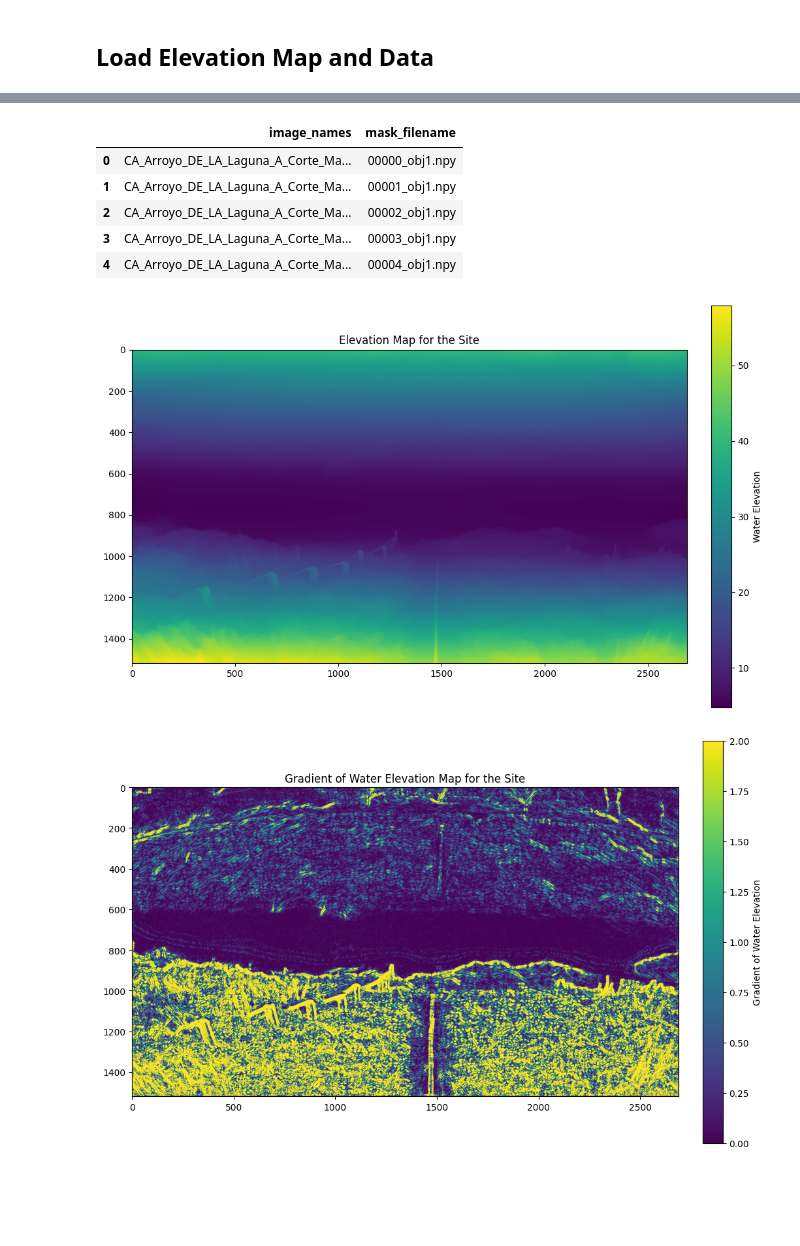
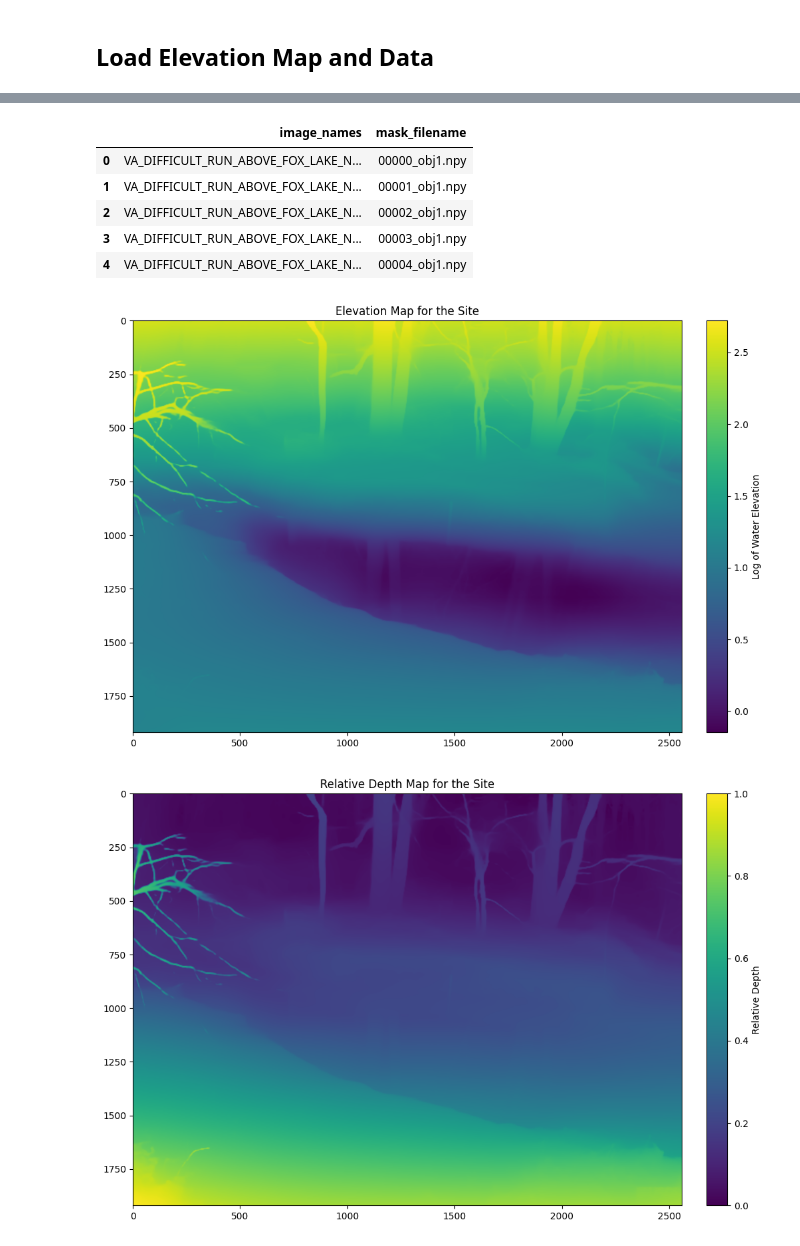
Before and after one commit to Water-Imagery-Sensing/water-level-est-v1, a Jupyter notebook: notebooks/05_map_to_prediction.ipynb, the cells around one changed output, grey strips where cells are left out. Cells and saved outputs as stored; diff of their text form; code cells hidden in the pictures; blank space fills up the shorter version.

Commit message:
Water Level Predictions for New Sites

```diff
--- a/notebooks/05_map_to_prediction.ipynb
+++ b/notebooks/05_map_to_prediction.ipynb
@@ -51,11 +51,15 @@ test_run_name = 'test_2025-03-25'
 # Select site and test dierctory. The test data will be drawn from the specified folder for the camera
 
 ##### Input ####
-site_selection = 0
+site_selection = 5
+test_run_name = 'event_2026-03-16'
+# test_run_name = 'event_2025-08-14'
 # test_run_name = 'test_2025-03-25'
 # test_run_name = 'event_2025-06-23'
-test_run_name = 'event_2026-02-15'
-
+# test_run_name = 'event_2026-02-15'
+# test_run_name = 'test_2025-12-24'
+# test_run_name = 'event_2026-03-04'
+# test_run_name = 'test_2026-04-03'
 
 ################
 
@@ -81,9 +85,9 @@ masks_dir = f'{test_dir}/masks'
 csv_path = f'{test_dir}/images_and_data.csv'
 
 # # Output directory
-# output_dir = f'{test_dir}/predicitons'
-# os.makedirs(output_dir, exist_ok=True)
+output_dir = f'{test_dir}/predicitons'
+os.makedirs(output_dir, exist_ok=True)
 
 print(f"Loading data from: {csv_path}")
-# print(f"Output will be saved to: {output_dir}")
+print(f"Output will be saved to: {output_dir}")
 # %% [output]
@@ -94,21 +99,21 @@ Loading data from: cameras/CA_Arroyo_DE_LA_Laguna_A_Corte_Madrid_nr_Pleasanton/e
 # %%
 elevation_map = np.load(evel_path)
 
-gradient_image = np.abs(cv2.Sobel(elevation_map, cv2.CV_64F, 1, 1, ksize=7))
+# gradient_image = np.abs(cv2.Sobel(elevation_map, cv2.CV_64F, 1, 1, ksize=7))
 
 rel_depth_map = np.load(depth_path)
 # Rescale relative depth map to be from 0-1 with 1 being closest
 rel_depth_map = (rel_depth_map - np.min(rel_depth_map))/(np.max(rel_depth_map)-np.min(rel_depth_map))
 
 fig, ax = plt.subplots(figsize=(12, 8))
-im = ax.imshow(elevation_map)
-plt.colorbar(im, ax=ax, fraction=0.046, pad=0.04, label='Water Elevation')
+im = ax.imshow(np.log(elevation_map))
+plt.colorbar(im, ax=ax, fraction=0.046, pad=0.04, label='Log of Water Elevation')
 plt.title("Elevation Map for the Site")
 
-fig, ax = plt.subplots(figsize=(12, 8))
-im = ax.imshow(gradient_image, vmax=2)
-plt.colorbar(im, ax=ax, fraction=0.06, pad=0.04, label='Gradient of Water Elevation')
-plt.title("Gradient of Water Elevation Map for the Site")
+# fig, ax = plt.subplots(figsize=(12, 8))
+# im = ax.imshow(gradient_image, vmax=2)
+# plt.colorbar(im, ax=ax, fraction=0.06, pad=0.04, label='Gradient of Water Elevation')
+# plt.title("Gradient of Water Elevation Map for the Site")
 
 fig, ax = plt.subplots(figsize=(12, 8))
 im = ax.imshow(rel_depth_map)
@@ -149,10 +154,10 @@ Columns: ['Unnamed: 0', 'image_times', 'image_names', 'data_times', 'site_no', '
 
 First few rows:
 |  | image_names | mask_filename |
-| 0 | CA_Arroyo_DE_LA_Laguna_A_Corte_Ma... | 00000_obj1.npy |
-| 1 | CA_Arroyo_DE_LA_Laguna_A_Corte_Ma... | 00001_obj1.npy |
-| 2 | CA_Arroyo_DE_LA_Laguna_A_Corte_Ma... | 00002_obj1.npy |
-| 3 | CA_Arroyo_DE_LA_Laguna_A_Corte_Ma... | 00003_obj1.npy |
-| 4 | CA_Arroyo_DE_LA_Laguna_A_Corte_Ma... | 00004_obj1.npy |
+| 0 | VA_DIFFICULT_RUN_ABOVE_FOX_LAKE_N... | 00000_obj1.npy |
+| 1 | VA_DIFFICULT_RUN_ABOVE_FOX_LAKE_N... | 00001_obj1.npy |
+| 2 | VA_DIFFICULT_RUN_ABOVE_FOX_LAKE_N... | 00002_obj1.npy |
+| 3 | VA_DIFFICULT_RUN_ABOVE_FOX_LAKE_N... | 00003_obj1.npy |
+| 4 | VA_DIFFICULT_RUN_ABOVE_FOX_LAKE_N... | 00004_obj1.npy |
-[figure, old version]
+[figure, new version]
-[figure, old version]
+[figure, new version]
```
Also changed, not shown: parts of 6 cells of this notebook, 14 other files.
